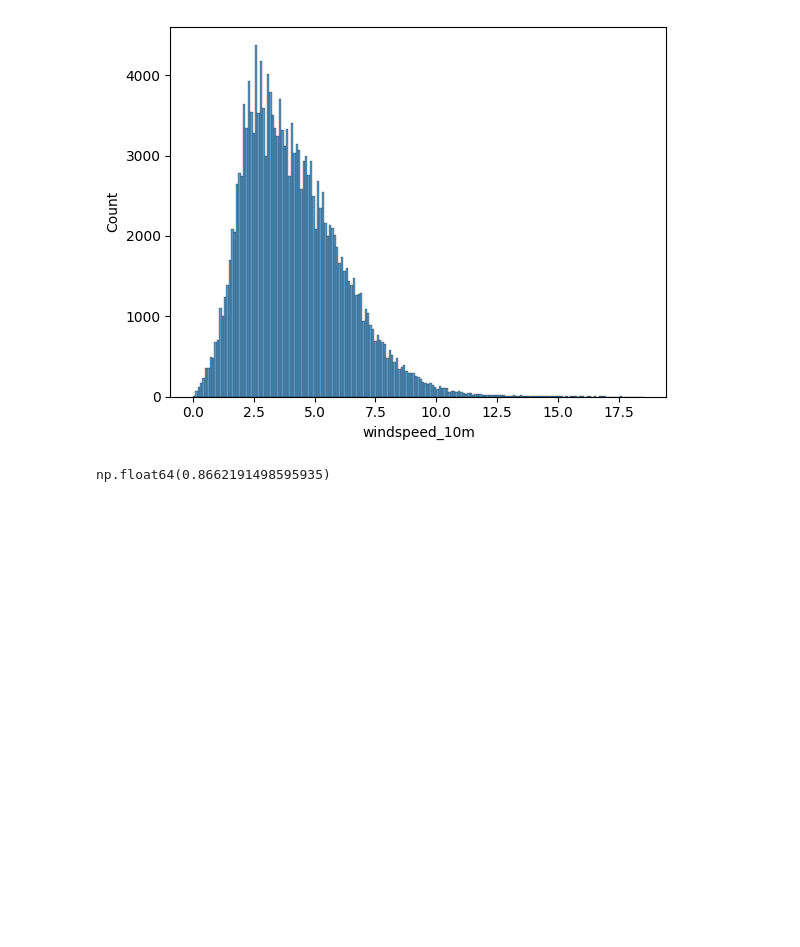
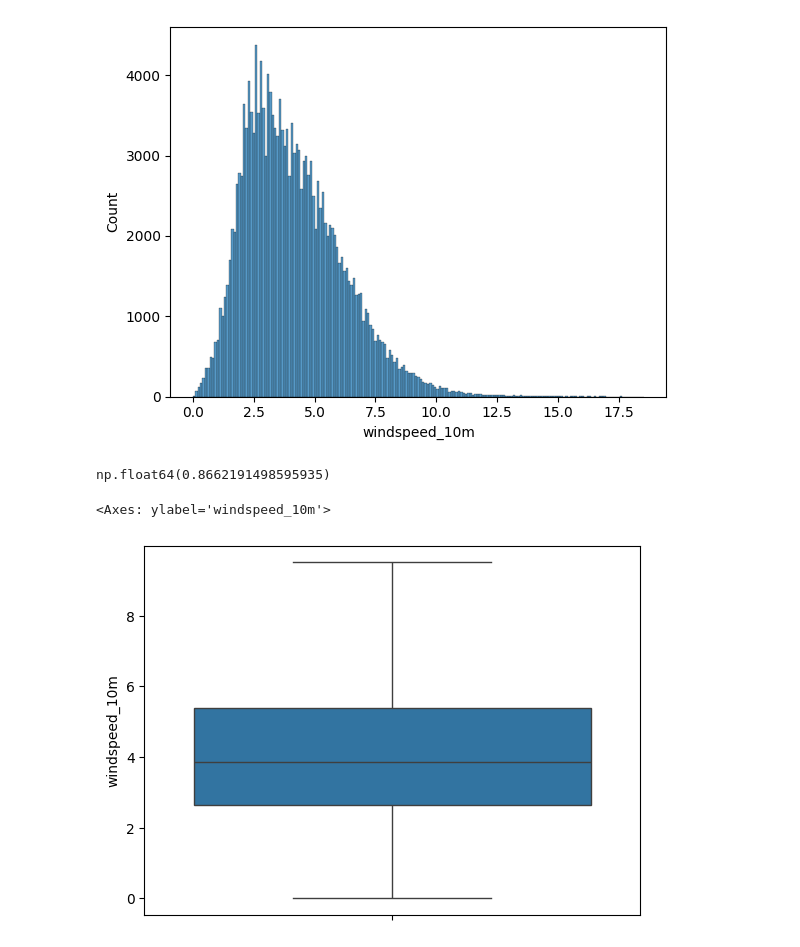
Before and after one commit to Tanishqsahu/new, a Jupyter notebook: climateeda.ipynb, the cells around one changed output. Saved outputs shown, nothing was run; the diff lists cells and outputs as text; code cells hidden in the pictures; blank space fills up the shorter version.

```diff
--- a/climateeda.ipynb
+++ b/climateeda.ipynb
@@ -385,3 +395,15 @@ sns.histplot(combined_df['windspeed_10m'])
 combined_df['windspeed_10m'].skew()
 # %% [output]
 np.float64(0.8662191498595935)
+# %%
+Q1_W1,Q3_W1=combined_df['windspeed_10m'].quantile([0.25,0.75])
+IQR_W1=Q3_W1 - Q1_W1
+W1_lower=Q1_W1 - 1.5 * IQR_W1
+W1_upper=Q3_W1 + 1.5 * IQR_W1
+combined_df.loc[combined_df['windspeed_10m'] < W1_lower, 'windspeed_10m'] = W1_lower
+combined_df.loc[combined_df['windspeed_10m'] > W1_upper, 'windspeed_10m'] = W1_upper
+# %%
+sns.boxplot(combined_df['windspeed_10m'])
+# %% [output]
+<Axes: ylabel='windspeed_10m'>
+[figure, added]
```
Also changed, not shown: parts of 5 cells of this notebook.
